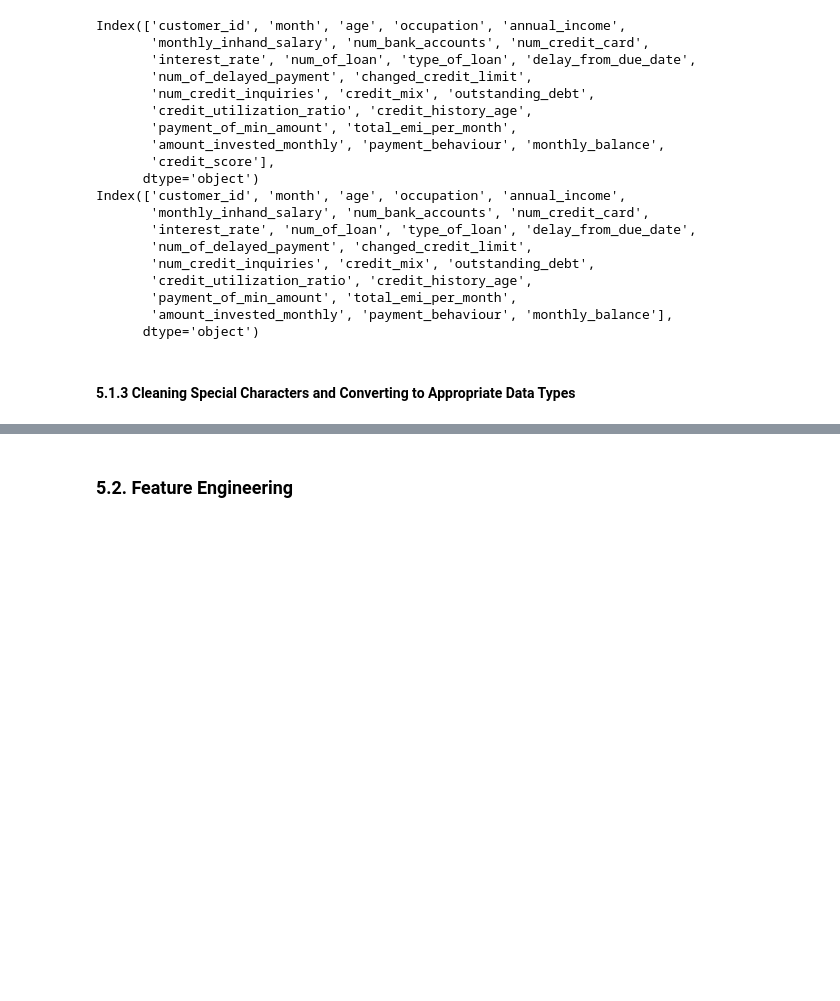
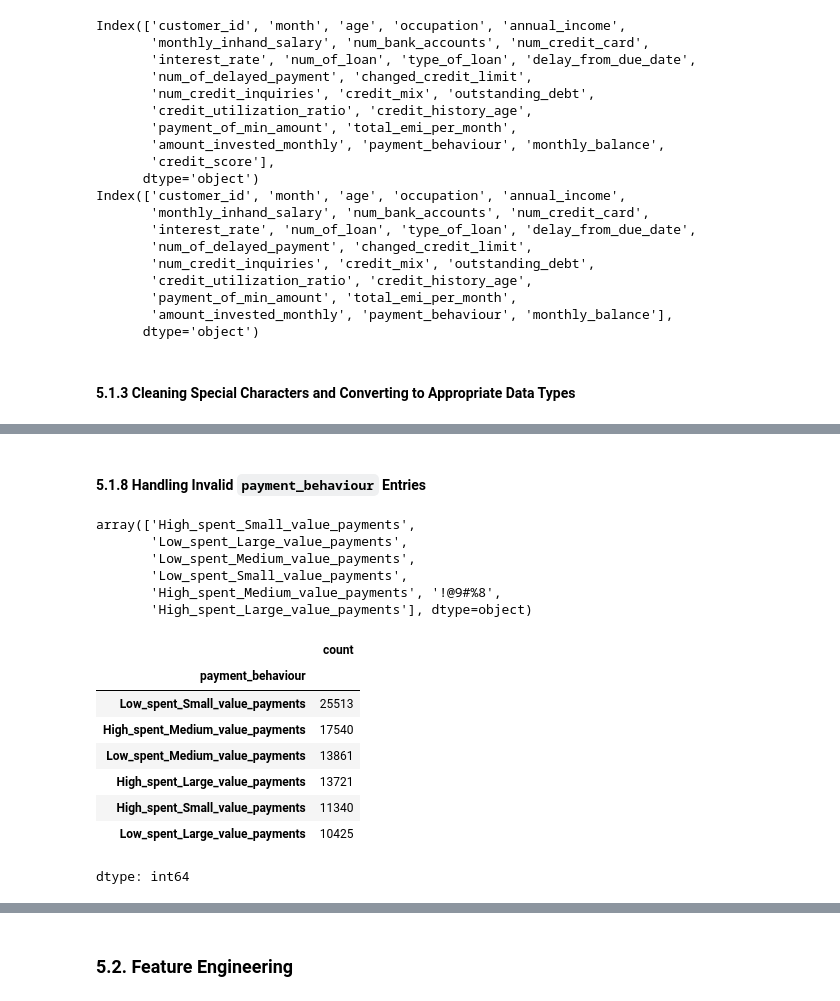
Before and after one commit to Nelkit/DSI-AT2-data-analysis-project, a Jupyter notebook: notebooks/DSI_AT2_data_analysis_project.ipynb, the cells around one changed output, grey strips where cells are left out. Cells and saved outputs as stored; diff of their text form; code cells hidden in the pictures; blank space fills up the shorter version.

```diff
--- a/notebooks/DSI_AT2_data_analysis_project.ipynb
+++ b/notebooks/DSI_AT2_data_analysis_project.ipynb
@@ -561,0 +623,2 @@ df_cleaned_train['num_bank_accounts'] = df_cleaned_train['num_bank_accounts'].ap
+# %%
+df_cleaned_train['num_credit_card'].replace(0,1,inplace=True)
@@ -561,0 +627,10 @@ df_cleaned_train['num_bank_accounts'] = df_cleaned_train['num_bank_accounts'].ap
+# %%
+def transform_credit(age):
+    try:
+        years = int("".join(re.findall('[0-9]',''.join(age.split("and")[0]))))
+        month = int("".join(re.findall('[0-9]',''.join(age.split("and")[1]))))
+        return years*12 + month
+    except:
+        return np.nan
+
+df_cleaned_train['credit_history_age'] = df_cleaned_train['credit_history_age'].apply(transform_credit)
@@ -561,0 +649,25 @@ df_cleaned_train['num_bank_accounts'] = df_cleaned_train['num_bank_accounts'].ap
+# %% [markdown]
+#### 5.1.8 Handling Invalid `payment_behaviour` Entries
+# %%
+df_cleaned_train['payment_behaviour'].unique()
+# %% [output]
+array(['High_spent_Small_value_payments',
+       'Low_spent_Large_value_payments',
+       'Low_spent_Medium_value_payments',
+       'Low_spent_Small_value_payments',
+       'High_spent_Medium_value_payments', '!@9#%8',
+       'High_spent_Large_value_payments'], dtype=object)
+# %%
+df_cleaned_train['payment_behaviour']= df_cleaned_train['payment_behaviour'].replace("!@9#%8",np.nan)
+
+df_cleaned_train['payment_behaviour'].value_counts()
+# %% [output]
+|  | count |
+| payment_behaviour |  |
+| Low_spent_Small_value_payments | 25513 |
+| High_spent_Medium_value_payments | 17540 |
+| Low_spent_Medium_value_payments | 13861 |
+| High_spent_Large_value_payments | 13721 |
+| High_spent_Small_value_payments | 11340 |
+| Low_spent_Large_value_payments | 10425 |
+dtype: int64
```
Also changed, not shown: parts of 26 cells of this notebook.
